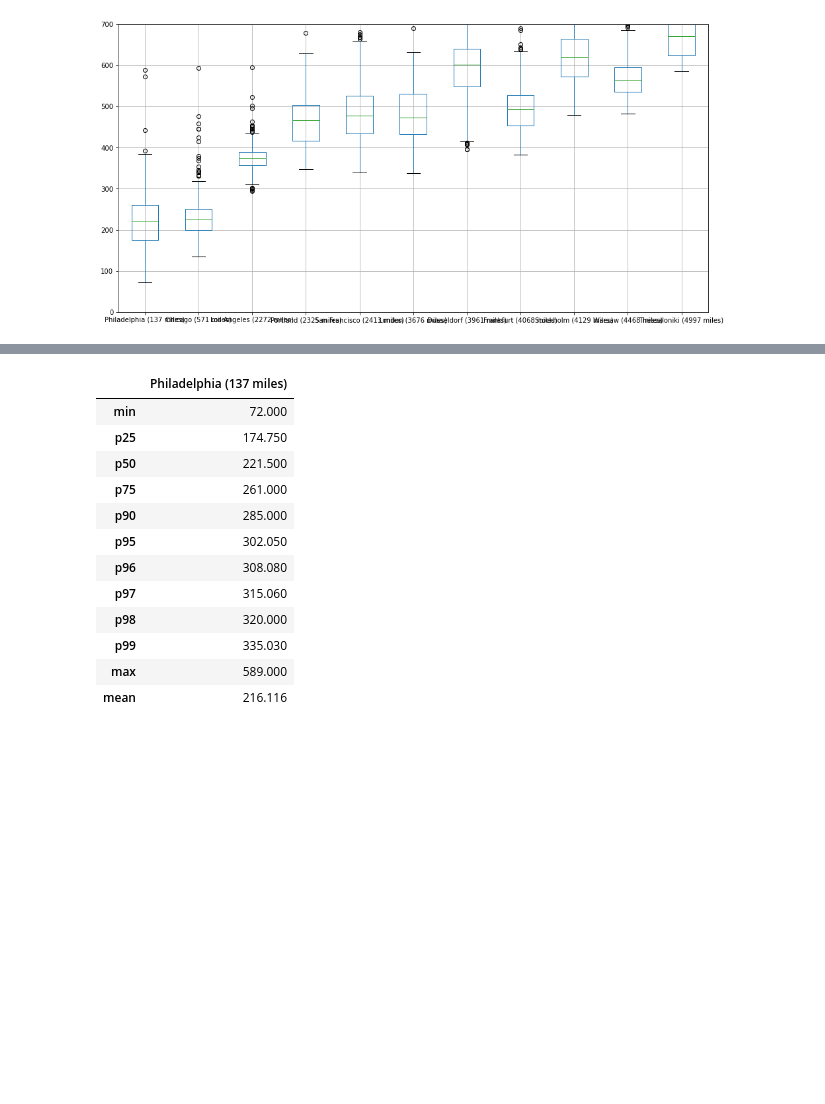
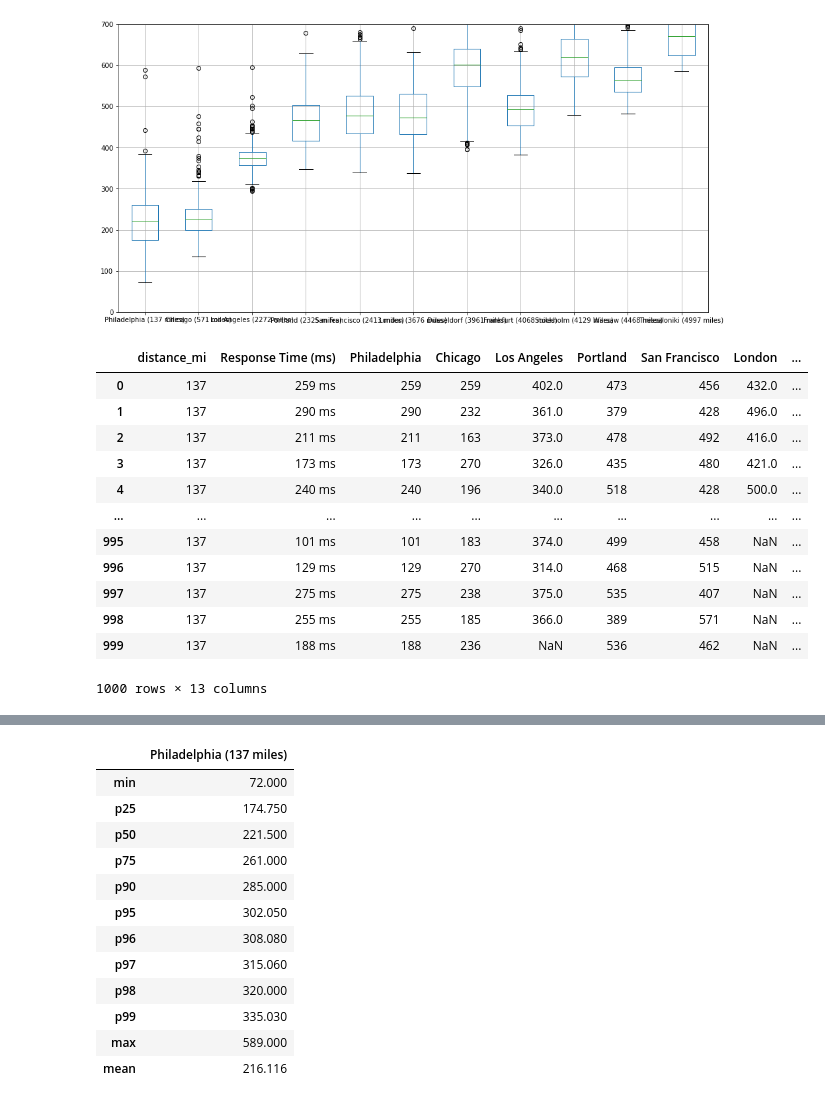
Before and after one commit to ericmelz/pingdom-parser, a Jupyter notebook: jupyter/Pingdom Parser Playground.ipynb, the cells around one changed output, grey strips where cells are left out. Cells and saved outputs as stored; diff of their text form; code cells hidden in the pictures; blank space fills up the shorter version.

```diff
--- a/jupyter/Pingdom Parser Playground.ipynb
+++ b/jupyter/Pingdom Parser Playground.ipynb
@@ -556,4 +556,23 @@ plt.ylim(0,700)
 # %% [output]
 (0.0, 700.0)
 [figure]
+# %%
+from re import sub
+renamer = lambda x: sub(r'(.*) \(.* miles\)', r'\1', x)
+df3 = df2.rename(columns=renamer)
+df3
+# %% [output]
+|  | distance_mi | Response Time (ms) | Philadelphia | Chicago | Los Angeles | Portland | San Francisco | London | ... |
+| 0 | 137 | 259 ms | 259 | 259 | 402.0 | 473 | 456 | 432.0 | ... |
+| 1 | 137 | 290 ms | 290 | 232 | 361.0 | 379 | 428 | 496.0 | ... |
+| 2 | 137 | 211 ms | 211 | 163 | 373.0 | 478 | 492 | 416.0 | ... |
+| 3 | 137 | 173 ms | 173 | 270 | 326.0 | 435 | 480 | 421.0 | ... |
+| 4 | 137 | 240 ms | 240 | 196 | 340.0 | 518 | 428 | 500.0 | ... |
+| ... | ... | ... | ... | ... | ... | ... | ... | ... | ... |
+| 995 | 137 | 101 ms | 101 | 183 | 374.0 | 499 | 458 | NaN | ... |
+| 996 | 137 | 129 ms | 129 | 270 | 314.0 | 468 | 515 | NaN | ... |
+| 997 | 137 | 275 ms | 275 | 238 | 375.0 | 535 | 407 | NaN | ... |
+| 998 | 137 | 255 ms | 255 | 185 | 366.0 | 389 | 571 | NaN | ... |
+| 999 | 137 | 188 ms | 188 | 236 | NaN | 536 | 462 | NaN | ... |
+1000 rows × 13 columns
 # %%
```
Also changed, not shown: parts of 4 cells of this notebook.
